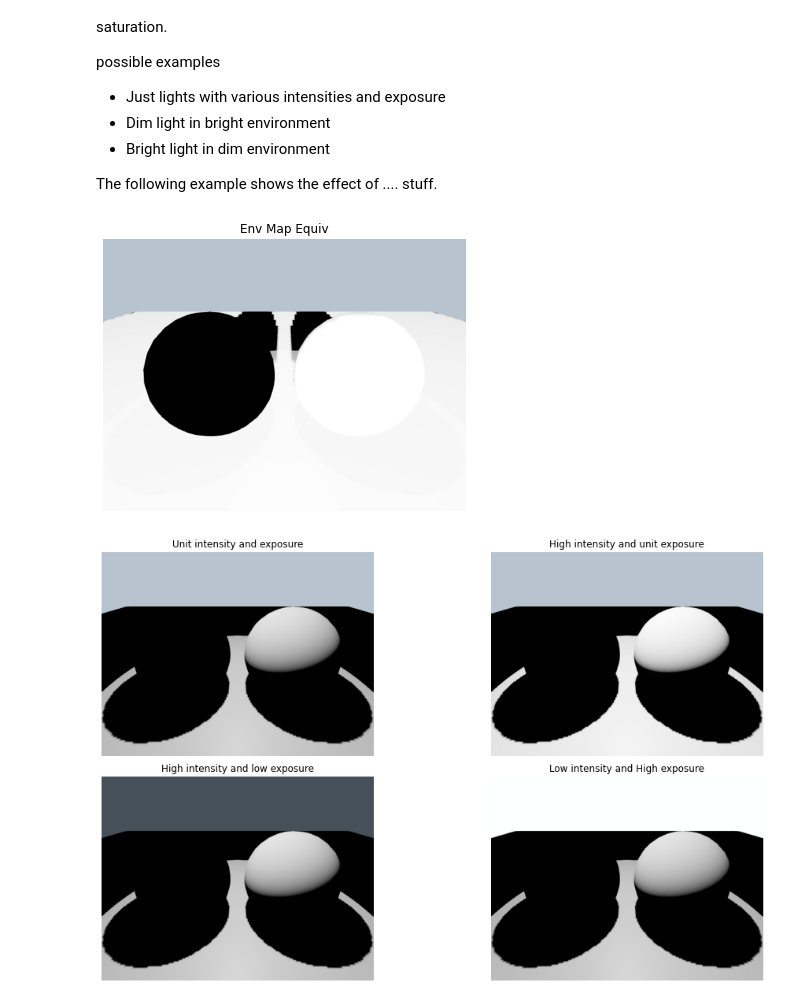
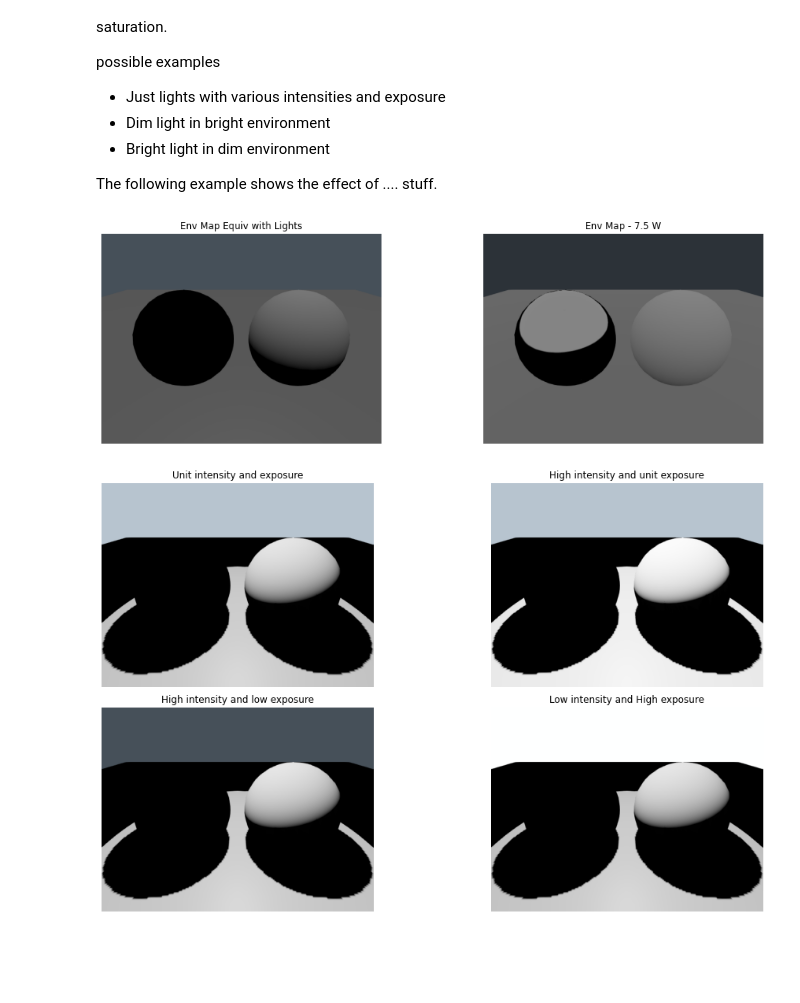
Before and after one commit to SeanCurtis-TRI/drake, a Jupyter notebook: tutorials/configuring_lighting.ipynb, the cells around one changed output. Cells and saved outputs as stored; diff of their text form; code cells hidden in the pictures; blank space fills up the shorter version.

```diff
--- a/tutorials/configuring_lighting.ipynb
+++ b/tutorials/configuring_lighting.ipynb
@@ -1292,6 +1290,7 @@ They differ in their maximum brightness.
 # %%
 hdr125_path = FindResourceOrThrow("drake/tutorials/resources/env_color_room_125.hdr")
 hdr500_path = FindResourceOrThrow("drake/tutorials/resources/env_color_room_500.hdr")
+sky = FindResourceOrThrow("drake/tutorials/resources/white_sky_75.hdr")
 
 def make_config(env_map_path):
     env_texture = EquirectangularMap(path=env_map_path)
@@ -1305,6 +1304,7 @@ comparator.set_render_engines([
     RenderEngineSpec("Environment Map - 1-watt PNG", make_config(png_path)),
     RenderEngineSpec("Environment Map - 125-watt HDR", make_config(hdr125_path)),
     RenderEngineSpec("Environment Map - 500-watt HDR", make_config(hdr500_path)),
+    RenderEngineSpec("Environment Map - 7.5-watt HDR", make_config(sky)),
     ])
 
 # Center on the ball, with it largely filling the frame.
@@ -1384,6 +1384,7 @@ comparator.set_render_engines([
     RenderEngineSpec("Increased Exposure - 1-watt PNG", make_config(png_path, 5)),
     RenderEngineSpec("Default Exposure - 125-watt HDR", make_config(hdr125_path, 1.0)),
     RenderEngineSpec("Decrease Exposure - 500-watt HDR", make_config(hdr500_path, 0.25)),
+    RenderEngineSpec("Decrease Exposure - 7.5-watt HDR", make_config(sky, 0.125)),
     ])
 
 # Center on the ball, with it largely filling the frame.
@@ -1446,46 +1447,52 @@ possible examples
 The following example shows the effect of .... stuff.
 # %%
 def make_light(custom_params = {}):
-    return LightParameter(**({"type": "spot",
+    return LightParameter(**({"type": "directional",
                               "frame": "world",
                               "cone_angle": 40,
                               "position": [0, 0, 4],
                               "direction": [0, 0, -1],
                               "intensity": 7.5,
                               # Why do I need this attenuation to get an
                               # equivalent result?
                               #"attenuation_values": [0, 0.0, 0.3],
                               } | custom_params))
 
 def make_config(lights, exposure):
     return {"exposure": exposure,
-            "cast_shadows": True,
+            "cast_shadows": False,
             "lights": lights}
 
 comparator.set_render_engines([
-    RenderEngineSpec("Env Map Equiv", make_config([make_light({"intensity": 7.5}),
-                                                  make_light({"position": [3.5, 0, 1.57],
-                                                              "direction": [-1, 0, 0],
-                                                              "intensity": 3.75,
-                                                              "color": Rgba(1, 0, 0)}),
-                                                  make_light({"position": [-3.5, 0, 1.57],
-                                                              "direction": [1, 0, 0],
-                                                              "intensity": 3.75,
-                                                              "color": Rgba(0, 0, 1)}),
-                                                  make_light({"position": [0, -15, 4.4],
-                                                              "direction": [0, .97, .25],
-                                                              "intensity": 125,
-                                                              "color": Rgba(1, 1, 1)}),
-                                                  ], 1)),
+    RenderEngineSpec("Env Map Equiv with Lights", make_config([make_light({"intensity": 7.5}),
+#                                                   make_light({"position": [3.5, 0, 1.57],
+#                                                               "direction": [-1, 0, 0],
+#                                                               "intensity": 3.75,
+#                                                               "color": Rgba(1, 0, 0)}),
+#                                                   make_light({"position": [-3.5, 0, 1.57],
+#                                                               "direction": [1, 0, 0],
+#                                                               "intensity": 3.75,
+#                                                               "color": Rgba(0, 0, 1)}),
+#                                                   make_light({"position": [0, -15, 4.4],
+#                                                               "direction": [0, .97, .25],
+#                                                               "intensity": 125,
+#                                                               "color": Rgba(1, 1, 1)}),
+                                                  ], .1)),
+     RenderEngineSpec("Env Map - 7.5 W",
+                      {"exposure": 0.04,
+                       "environment_map": EnvironmentMap(
+                           skybox=False, texture=EquirectangularMap(path=sky)),
+                       # Disable the light; only ambient light in the scene.
+                       "lights": [LightParameter(intensity=0)]})
     ])
 
 # Center on the ball, with it largely filling the frame.
 comparator.pose_camera_once(camera_in_world=[0, -2.5, 2.5],
                             target_in_world=[0, 0, 1])
 
 comparator.render()
 # %% [output]
-[figure, old version]
+[figure, new version]
 # %%
 def make_config(intensity, exposure):
     light = LightParameter(type="spot", frame="world",
```
Also changed, not shown: parts of 6 cells of this notebook, 3 other files.
